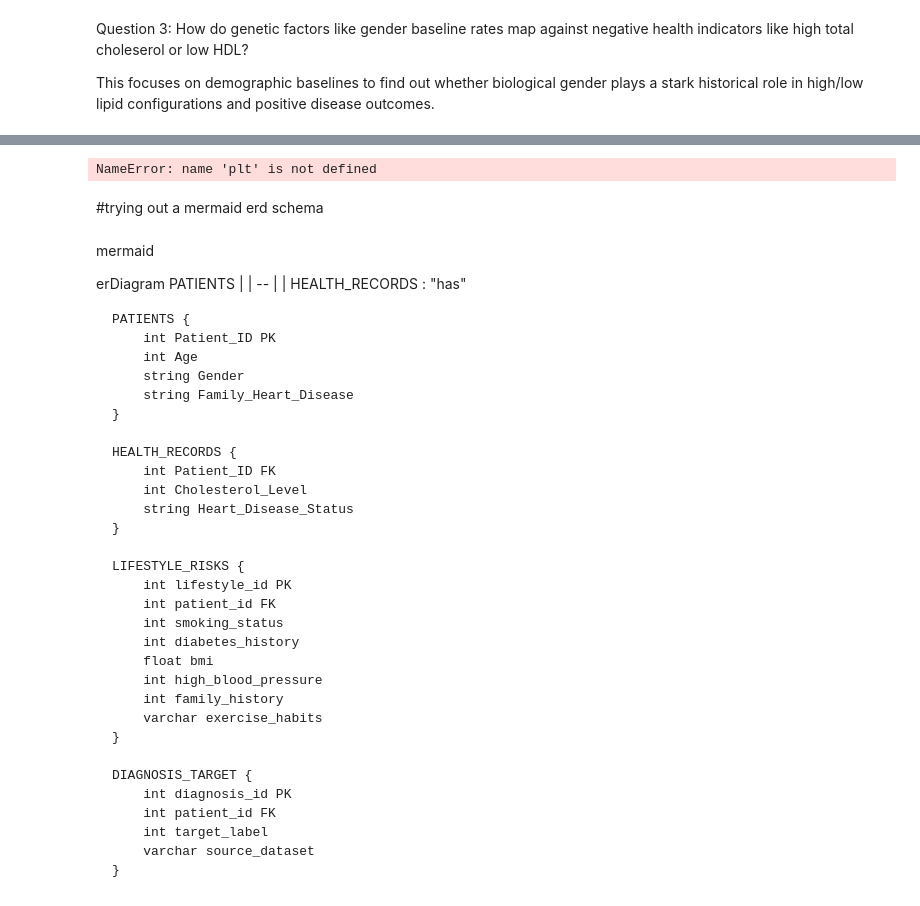
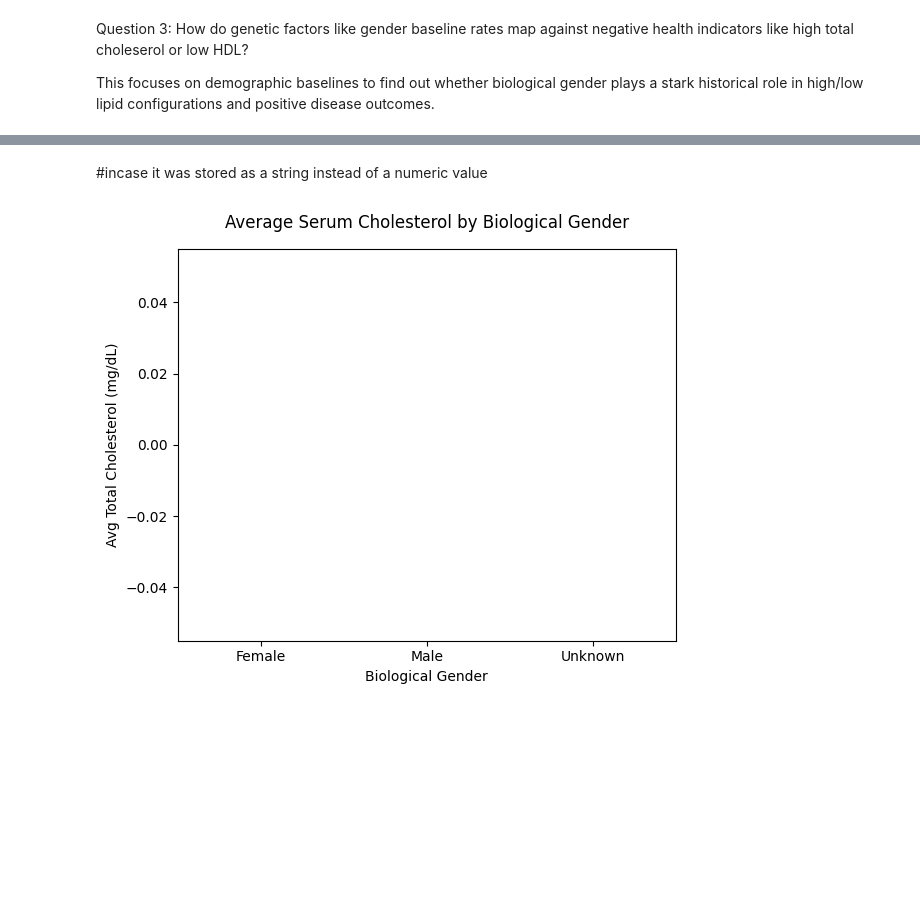
Before and after one commit to nehnehus/heart_failure_dataset, a Jupyter notebook: Notebooks/sql_entries.ipynb, the cells around one changed output, grey strips where cells are left out. Cells and saved outputs as stored; diff of their text form; code cells hidden in the pictures; blank space fills up the shorter version.

```diff
--- a/Notebooks/sql_entries.ipynb
+++ b/Notebooks/sql_entries.ipynb
@@ -258,63 +300,30 @@ print(result_3)
+# %% [markdown]
+#incase it was stored as a string instead of a numeric value
+# %%
+result_3["Avg_Total_Cholesterol"] = pd.to_numeric(result_3["Avg_Total_Cholesterol"], errors="coerce")
 # %%
 plt.figure(figsize=(6, 5))
 barplot_3 = sns.barplot(
-    data=result_3,
+    data = result_3,
     x="genetics_gender",
     y="Avg_Total_Cholesterol",
-    pallette="Blues_d",
+    palette="Blues_d",
     hue="genetics_gender",
     legend=False,
 )
 plt.title("Average Serum Cholesterol by Biological Gender", pad=15)
 plt.xlabel("Biological Gender")
 plt.ylabel("Avg Total Cholesterol (mg/dL)")
 
 for p in barplot_3.patches:
-    barplot_3.annotate(
-    f"{p.get_height():.1f}",
-    (p.get_x() + p.get_width() / 2.0, p.get_height() + 5),
+    height = p.get_height()
+    if not pd.isna(height):
+        barplot_3.annotate(
+            f"{height:.1f}",
+            (p.get_x() + p.get_width() / 2.0, height + 5),
     ha="center",
 )
 plt.tight_layout()
 plt.show()
 # %% [output]
-NameError: name 'plt' is not defined
+[figure, added]
-# %% [markdown]
-#trying out a mermaid erd schema
-# %% [markdown]
-mermaid
-
-
-erDiagram
-    PATIENTS | | -- | | HEALTH_RECORDS : "has"
-
-    PATIENTS {
-        int Patient_ID PK
-        int Age
-        string Gender
-        string Family_Heart_Disease
-    }
-
-    HEALTH_RECORDS {
-        int Patient_ID FK
-        int Cholesterol_Level
-        string Heart_Disease_Status
-    }
-
-    LIFESTYLE_RISKS {
-        int lifestyle_id PK
-        int patient_id FK
-        int smoking_status
-        int diabetes_history
-        float bmi
-        int high_blood_pressure
-        int family_history
-        varchar exercise_habits
-    }
-
-    DIAGNOSIS_TARGET {
-        int diagnosis_id PK
-        int patient_id FK
-        int target_label
-        varchar source_dataset
-    }
```
Also changed, not shown: parts of 4 cells of this notebook.
